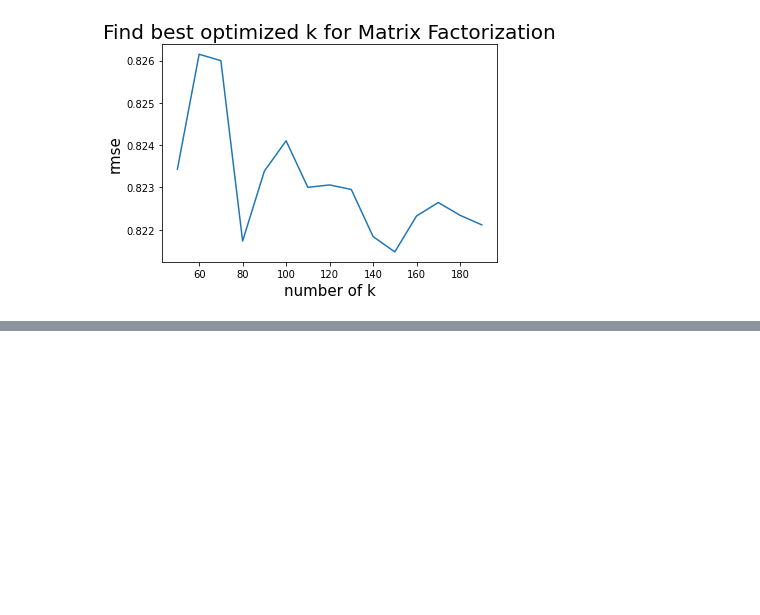
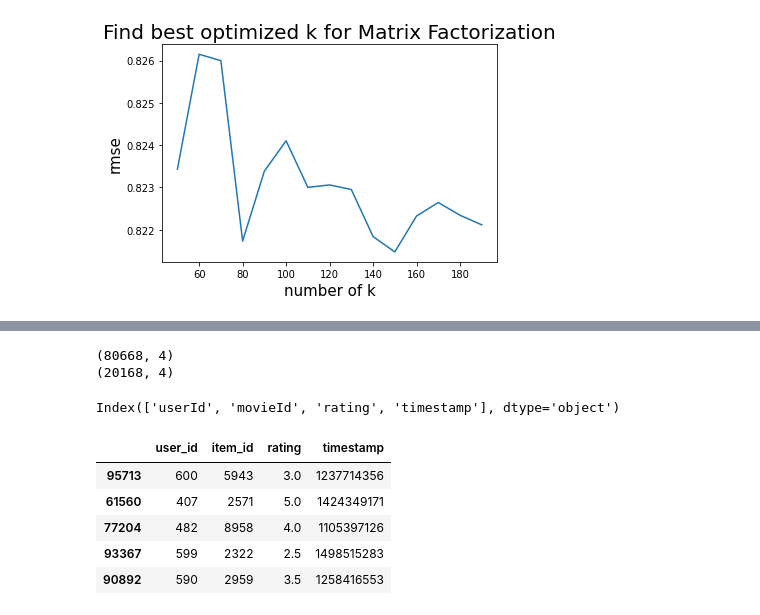
Before and after one commit to KevinTheRainmaker/Recommendation_Algorithms, a Jupyter notebook: colab/fastcampus/Matrix_Factorization_Trial.ipynb, the cells around one changed output, grey strips where cells are left out. Drawn from its saved outputs; the diff is of its cells as text; code cells hidden in the pictures; blank space fills up the shorter version.

```diff
--- a/colab/fastcampus/Matrix_Factorization_Trial.ipynb
+++ b/colab/fastcampus/Matrix_Factorization_Trial.ipynb
@@ -279,0 +290,6 @@ plt.show()
+# %%
+path = '/content/drive/MyDrive/data/movielens'
+ratings_df = pd.read_csv(os.path.join(path, 'ratings.csv'), encoding='utf-8')
+
+print(ratings_df.shape)
+print(ratings_df.head())
@@ -279,0 +304,23 @@ plt.show()
+# %%
+train_df, test_df = train_test_split(ratings_df, test_size=0.2, random_state=1234)
+
+print(train_df.shape)
+print(test_df.shape)
+# %% [output]
+(80668, 4)
+(20168, 4)
+# %%
+train_df.columns
+# %% [output]
+Index(['userId', 'movieId', 'rating', 'timestamp'], dtype='object')
+# %%
+new_train_df = train_df
+new_train_df = new_train_df.rename(columns={"userId": "user_id", "movieId": "item_id"})
+new_train_df.head()
+# %% [output]
+|  | user_id | item_id | rating | timestamp |
+| 95713 | 600 | 5943 | 3.0 | 1237714356 |
+| 61560 | 407 | 2571 | 5.0 | 1424349171 |
+| 77204 | 482 | 8958 | 4.0 | 1105397126 |
+| 93367 | 599 | 2322 | 2.5 | 1498515283 |
+| 90892 | 590 | 2959 | 3.5 | 1258416553 |
```
Also changed, not shown: parts of 9 cells of this notebook.
